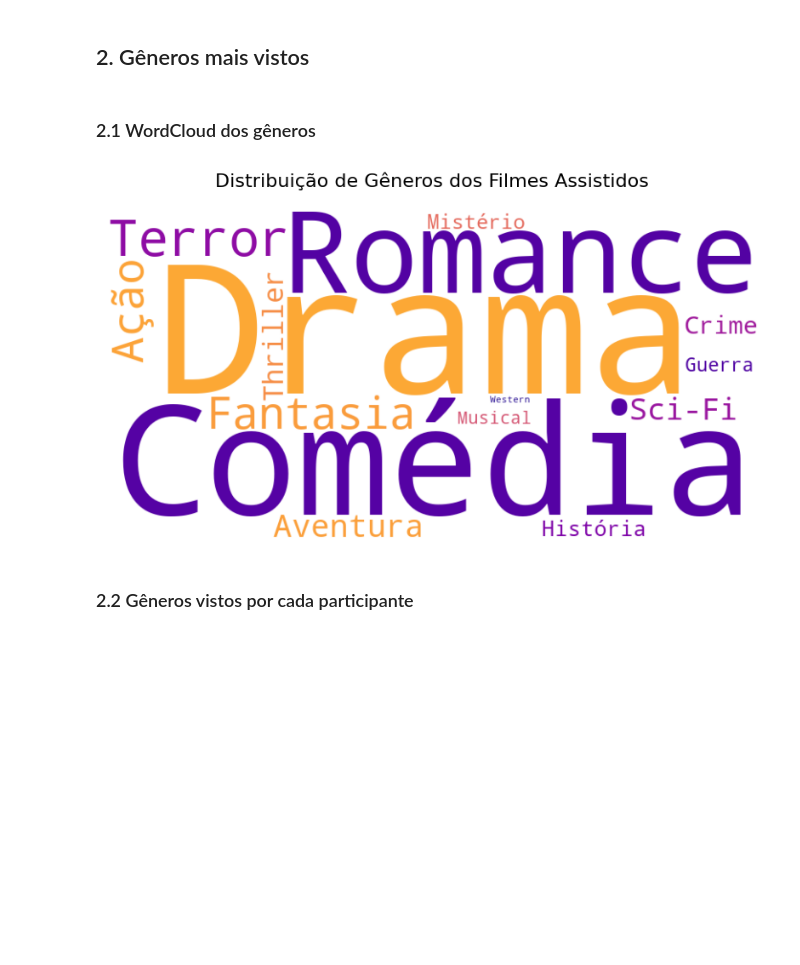
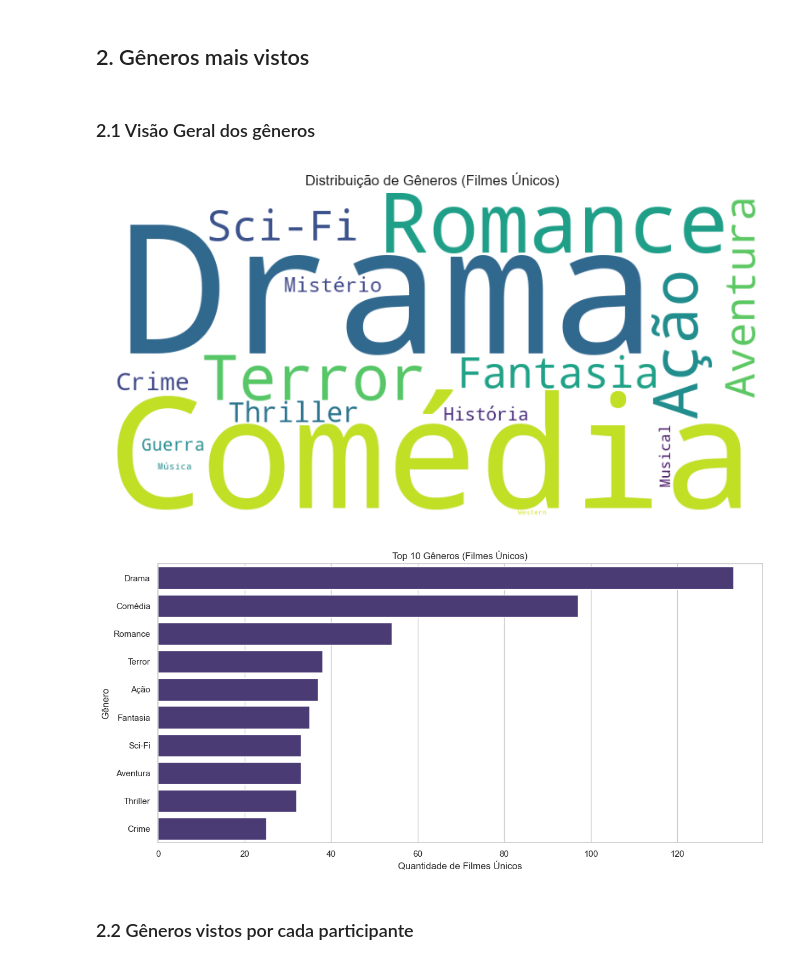
Before and after one commit to Gallicchio-Tavares/Analise-estatistica-participantes, a Jupyter notebook: 2025/analise_final.ipynb, the cells around one changed output. Saved outputs shown, nothing was run; the diff lists cells and outputs as text; code cells hidden in the pictures; blank space fills up the shorter version.

```diff
--- a/2025/analise_final.ipynb
+++ b/2025/analise_final.ipynb
@@ -111,32 +232,33 @@ plt.show()
 # %% [markdown]
 ## 2. Gêneros mais vistos
 # %% [markdown]
-### 2.1 WordCloud dos gêneros
+### 2.1 Visão Geral dos gêneros
 # %%
-generos = df['Gênero'].str.split(', ').sum()
+# Para gêneros, usamos filmes únicos para não distorcer a análise
+df_generos = df_unicos.assign(Gênero=df_unicos['Gênero'].str.split(', ')).explode('Gênero')
 
-# Contamos a frequência de cada gênero
-contagem_generos = Counter(generos)
+# WordCloud com filmes únicos
+wordcloud = WordCloud(width=800, height=400, background_color='white').generate_from_frequencies(
+    df_generos['Gênero'].value_counts().to_dict())
 
-# Criando a WordCloud
-wordcloud = WordCloud(
-    width=800,
-    height=400,
-    background_color='white',
-    colormap='plasma',  # Pode mudar para 'plasma', 'magma', 'inferno', 'viridis', etc.
-    max_words=50,
-    prefer_horizontal=0.9
-).generate_from_frequencies(contagem_generos)
+plt.figure(figsize=(10, 5))
+plt.imshow(wordcloud)
+plt.axis('off')
+plt.title('Distribuição de Gêneros (Filmes Únicos)')
+plt.show()
 
-# Configurando a visualização
-plt.figure(figsize=(8, 6))
-plt.imshow(wordcloud, interpolation='bilinear')
-plt.axis('off')
-plt.title('Distribuição de Gêneros dos Filmes Assistidos', pad=20, size=16)
+# Top gêneros
+top_generos = df_generos['Gênero'].value_counts().head(10)
+plt.figure(figsize=(12, 6))
+sns.barplot(x=top_generos.values, y=top_generos.index)
+plt.title('Top 10 Gêneros (Filmes Únicos)')
+plt.xlabel('Quantidade de Filmes Únicos')
+plt.ylabel('Gênero')
 plt.tight_layout()
 plt.show()
 # %% [output]
-[figure, old version]
+[figure, new version]
+[figure, added]
 # %% [markdown]
 ### 2.2 Gêneros vistos por cada participante
 # %%
```
Also changed, not shown: parts of 14 cells of this notebook, 3 other files.
